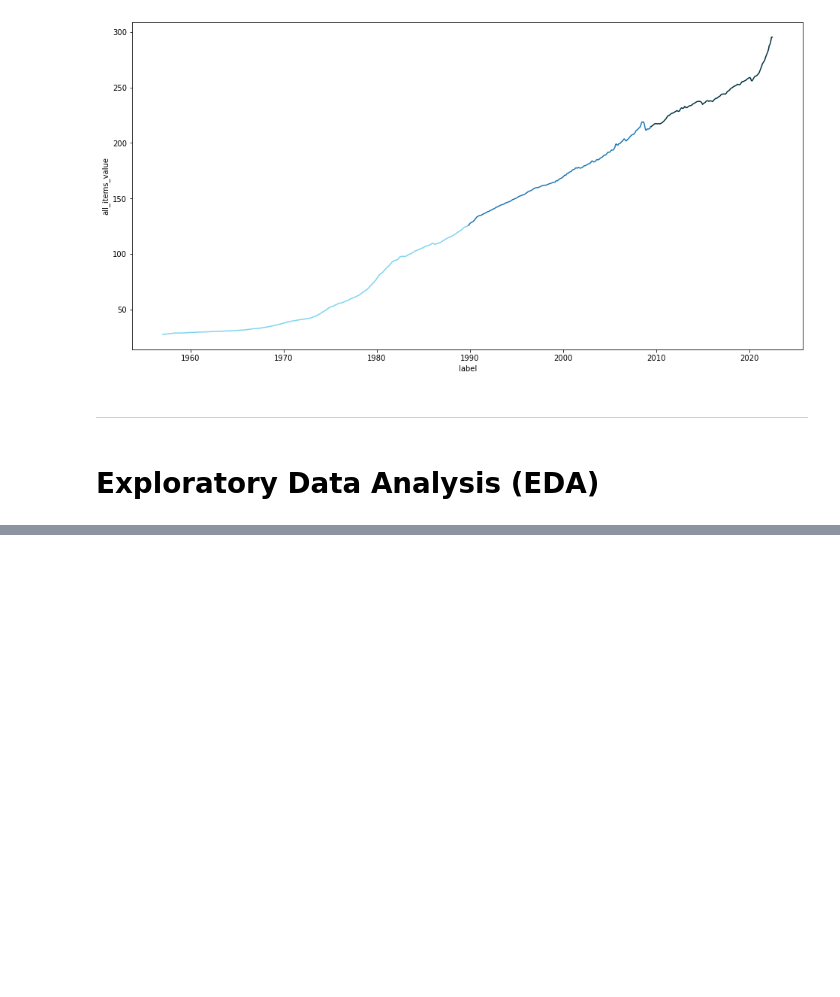
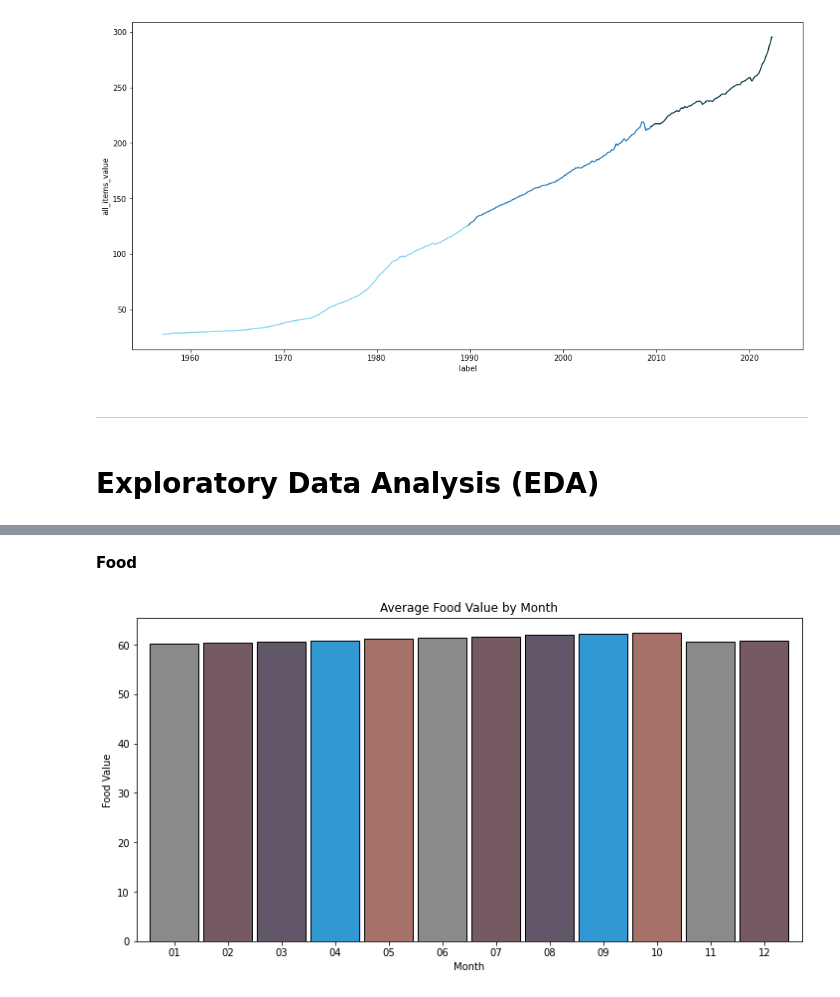
Before and after one commit to m3redithw/United-States-CPI-Prediction, a Jupyter notebook: eda.ipynb, the cells around one changed output, grey strips where cells are left out. Drawn from its saved outputs; the diff is of its cells as text; code cells hidden in the pictures; blank space fills up the shorter version.

```diff
--- a/eda.ipynb
+++ b/eda.ipynb
@@ -181,0 +217,10 @@ plt.legend()
+# %% [markdown]
+**Food**
+# %%
+plt.figure(figsize = (12,6))
+ax = train.groupby(train.month).food_value.mean().plot.bar(width=.9, ec='black', color = ['#8a8a8a', '#765a61', '#615768', '#3198d3', '#a67169'])
+plt.xticks(rotation=0)
+ax.set(title='Average Food Value by Month', xlabel='Month', ylabel='Food Value')
+plt.show()
+# %% [output]
+[figure, added]
```
Also changed, not shown: parts of 16 cells of this notebook.
